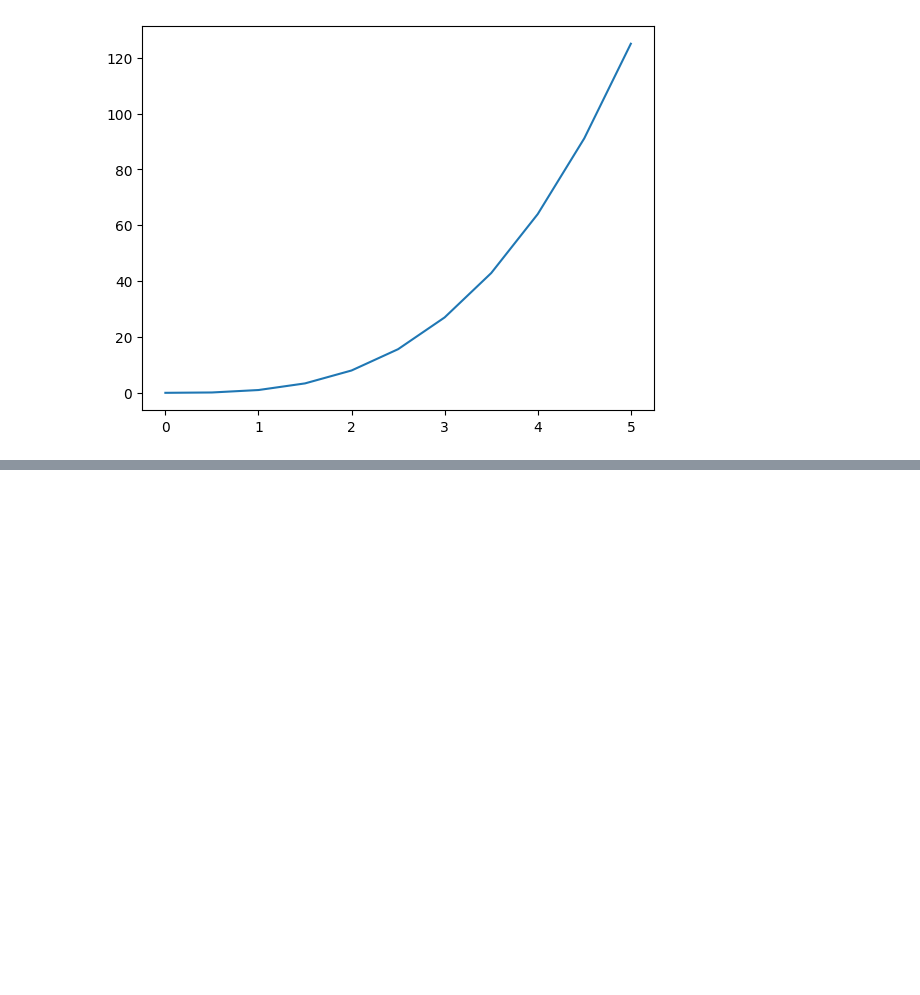
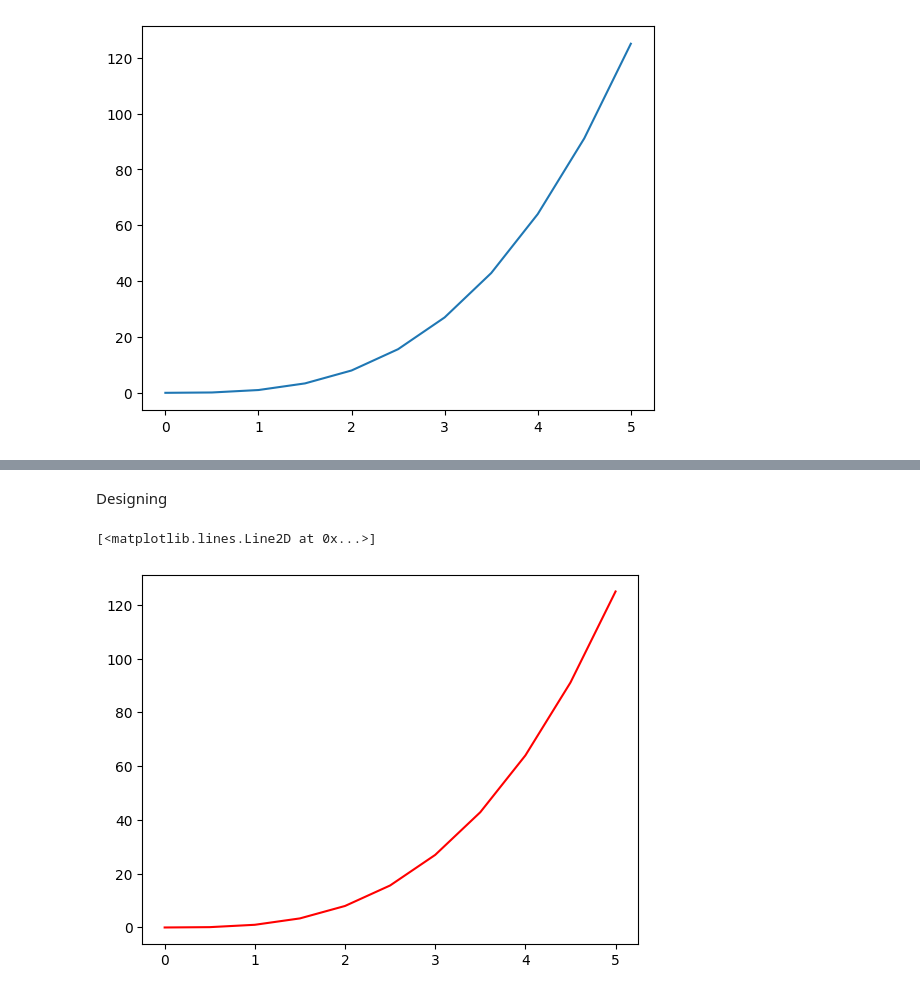
Before and after one commit to altafshaikh7/Data-Vizualization-Complete-course, a Jupyter notebook: matplotlib/matplotlib.ipynb, the cells around one changed output, grey strips where cells are left out. Drawn from its saved outputs; the diff is of its cells as text; code cells hidden in the pictures; blank space fills up the shorter version.

Commit message:
matplotlib concept

```diff
--- a/matplotlib/matplotlib.ipynb
+++ b/matplotlib/matplotlib.ipynb
@@ -197,0 +250,7 @@ plt.savefig("basicplot.png")
+# %% [markdown]
+Designing
+# %%
+plt.plot(x,y,color='red')
+# %% [output]
+[<matplotlib.lines.Line2D at 0x...>]
+[figure, added]
```
Also changed, not shown: parts of 5 cells of this notebook.
